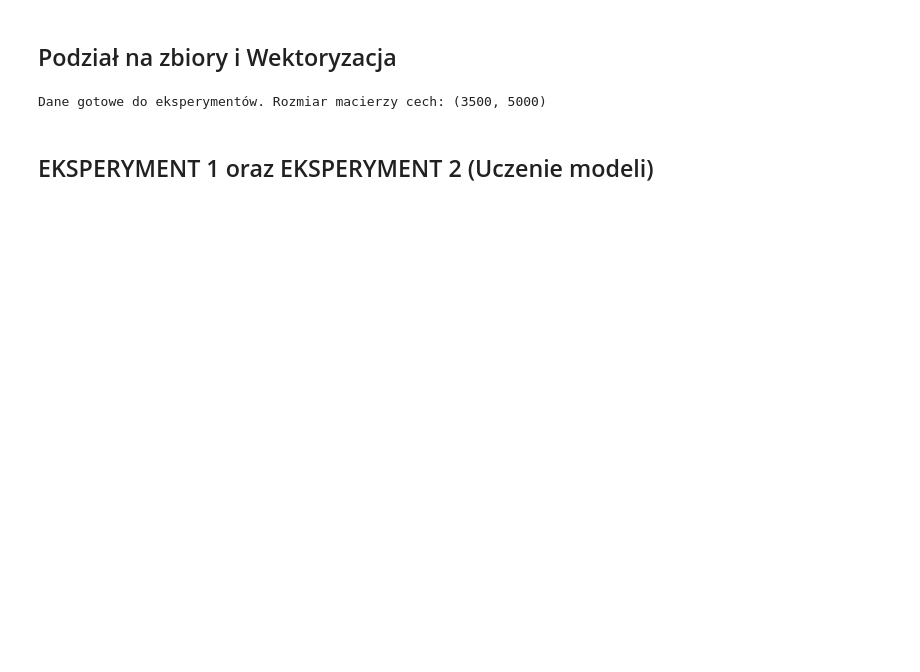
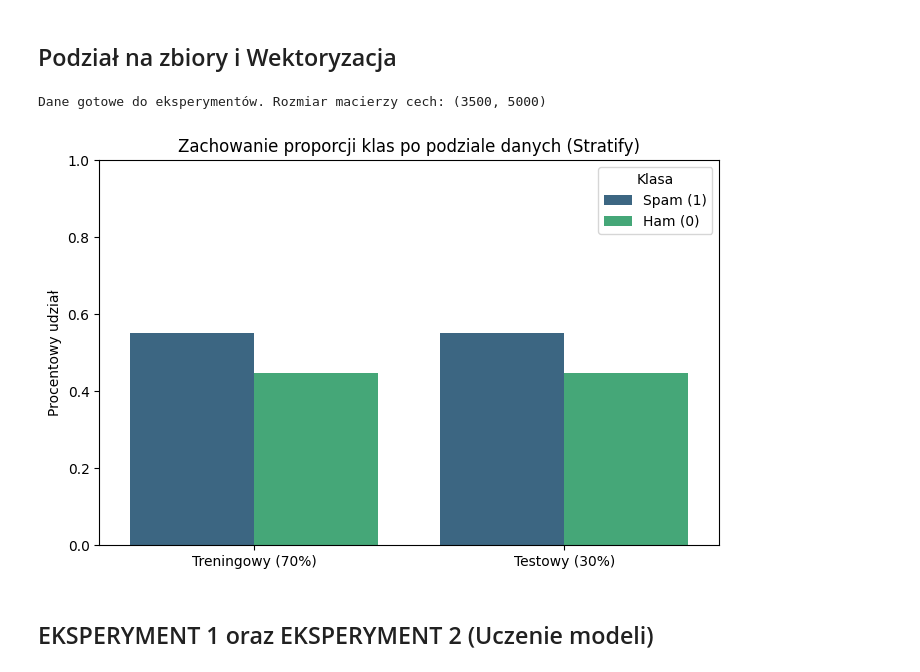
Before and after one commit to ikaczuk/AI-project, a Jupyter notebook: projekt.ipynb, the cells around one changed output. Cells and saved outputs as stored; diff of their text form; code cells hidden in the pictures; blank space fills up the shorter version.

```diff
--- a/projekt.ipynb
+++ b/projekt.ipynb
@@ -115,22 +114,21 @@ jeff c
 # %% [markdown]
 ## Podział na zbiory i Wektoryzacja
 # %%
-# Bezpieczne mapowanie etykiet na format numeryczny (0 = ham, 1 = spam)
+# mapowanie etykiet na format numeryczny (0 = ham, 1 = spam)
 if df['label'].dtype == object:
     y = df['label'].str.lower().map({'ham': 0, 'spam': 1, '0': 0, '1': 1})
 else:
     y = df['label'].astype(int)
 
-# Usuwamy ewentualne wartości NaN, które mogły powstać przy konwersji typu
+# Usuwanie wartości NaN (Not a Number), które mogły powstać przy konwersji typu
 valid_idx = y.notna()
 X_text_raw = df['text'][valid_idx]
 X_text_clean = df['cleaned_text'][valid_idx]
 y = y[valid_idx].astype(int)
 
-# Poprawny podział na zbiór treningowy i testowy (Stratify!)
+#  podział na zbiór treningowy i testowy (Stratify!)
 X_train_raw, X_test_raw, X_train_clean, X_test_clean, y_train, y_test = train_test_split(
-    X_text_raw, X_text_clean, y, test_size=0.3, random_state=42, stratify=y
-)
+    X_text_raw, X_text_clean, y, test_size=0.3, random_state=42, stratify=y)
 
 # Wektoryzacja danych surowych (Eksperyment 1)
 vectorizer_raw = TfidfVectorizer(max_features=5000) # Ograniczenie cech dla szybkości obliczeń
@@ -145,5 +143,35 @@ X_test_tfidf_clean = vectorizer_clean.transform(X_test_clean)
 print(f"Dane gotowe do eksperymentów. Rozmiar macierzy cech: {X_train_tfidf_raw.shape}")
 # %% [output]
 Dane gotowe do eksperymentów. Rozmiar macierzy cech: (3500, 5000)
+# %%
+# Obliczanie proporcji dla zbioru treningowego i testowego
+train_counts = pd.Series(y_train).value_counts(normalize=True).to_frame()
+train_counts.columns = ['Proporcja']
+train_counts['Zbiór'] = 'Treningowy (70%)'
+
+test_counts = pd.Series(y_test).value_counts(normalize=True).to_frame()
+test_counts.columns = ['Proporcja']
+test_counts['Zbiór'] = 'Testowy (30%)'
+
+# Łączenie danych (indeks zawiera wartości 0 i 1)
+df_vis = pd.concat([train_counts, test_counts])
+
+# stworzenie kolumny 'Klasa" dla indexów
+df_vis = df_vis.reset_index().rename(columns={df_vis.index.name if df_vis.index.name else 'index': 'Klasa'})
+# df_vis.columns.values[0] = 'Klasa' # teoretycznie pandas może źle nazwać kolumnę, ale zakładam, że nie
+
+# mapowanie wartości 0 i 1 na czytelne etykiety tekstowe
+df_vis['Klasa'] = df_vis['Klasa'].map({0: 'Ham (0)', 1: 'Spam (1)'})
+
+# rysowanie wykresu
+plt.figure(figsize=(8, 5))
+sns.barplot(data=df_vis, x='Zbiór', y='Proporcja', hue='Klasa', palette='viridis')
+plt.title('Zachowanie proporcji klas po podziale danych (Stratify)')
+plt.ylabel('Procentowy udział')
+plt.xlabel('')
+plt.ylim(0, 1) # Skala od 0 do 100%
+plt.show()
+# %% [output]
+[figure, added]
 # %% [markdown]
 ## EKSPERYMENT 1 oraz EKSPERYMENT 2 (Uczenie modeli)
```
Also changed, not shown: parts of 9 cells of this notebook.
